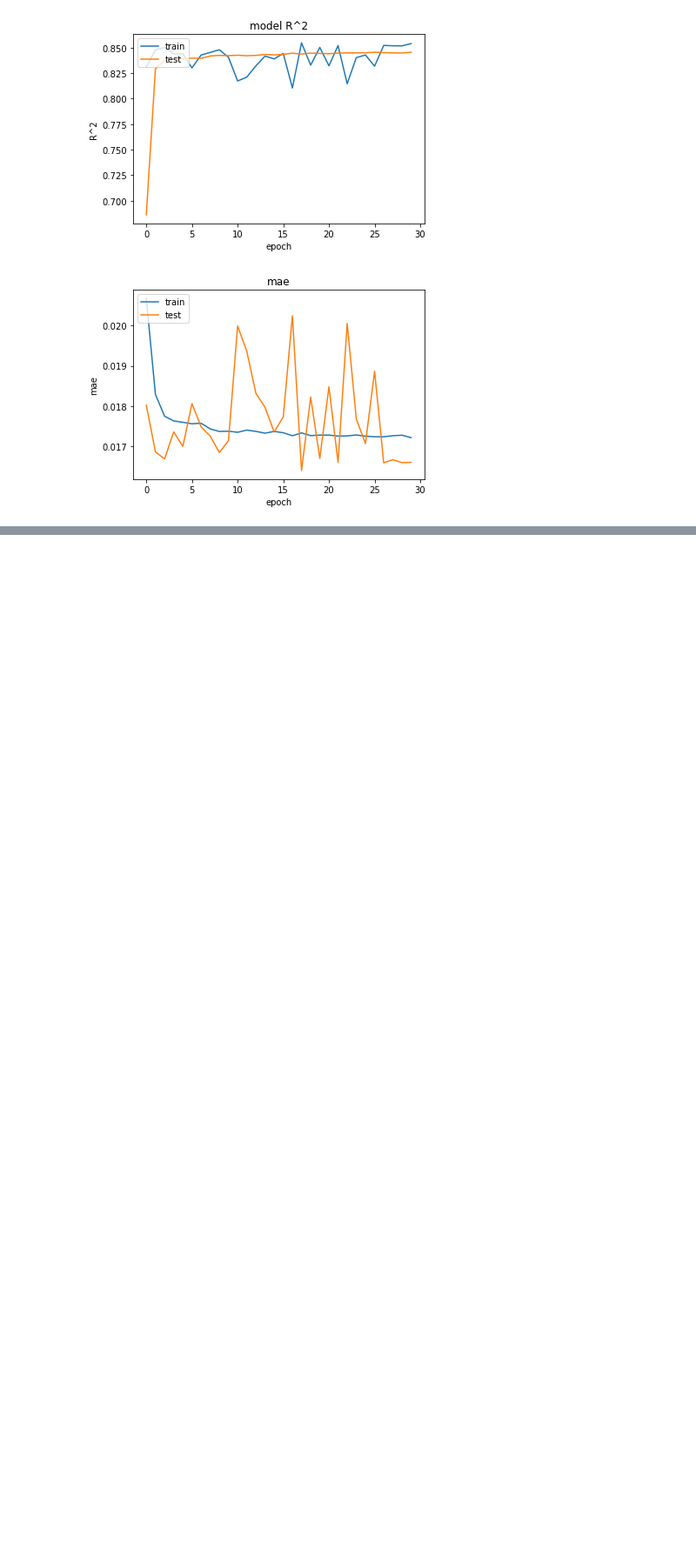
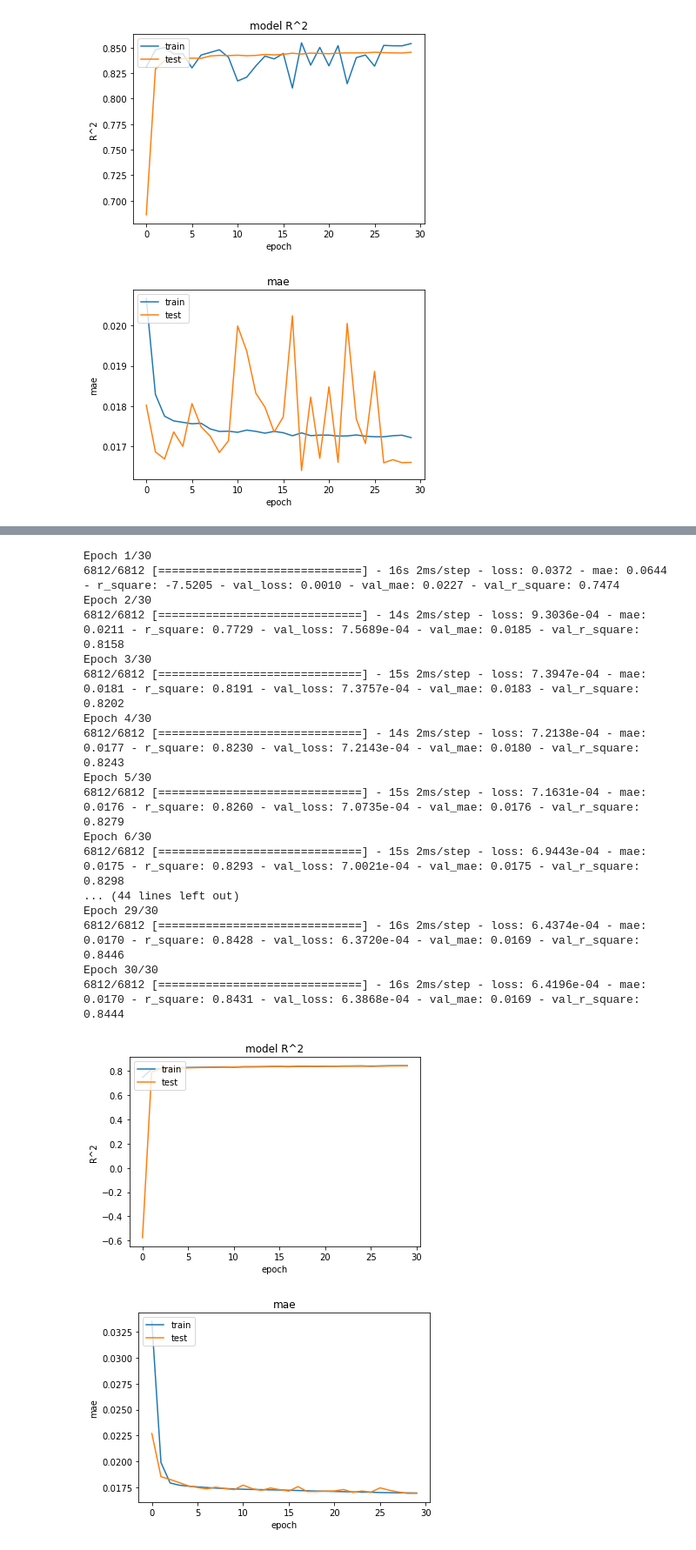
Before and after one commit to poteboy/capstone, a Jupyter notebook: work/regression.ipynb, the cells around one changed output, grey strips where cells are left out. Shown at 87% size. Cells and saved outputs as stored; diff of their text form; code cells hidden in the pictures; blank space fills up the shorter version.

```diff
--- a/work/regression.ipynb
+++ b/work/regression.ipynb
@@ -552,0 +635,79 @@ Epoch 30/30
+# %%
+from tensorflow.keras.models import Sequential
+import tensorflow as tf
+from tensorflow.keras.layers import Dense
+from tensorflow.keras import optimizers
+from keras.callbacks import EarlyStopping
+from keras.layers.normalization import BatchNormalization
+
+# coefficient of determination (R^2) for regression
+def r_square(y_true, y_pred):
+    from keras import backend as K
+    SS_res =  K.sum(K.square(y_true - y_pred))
+    SS_tot = K.sum(K.square(y_true - K.mean(y_true)))
+    return (1 - SS_res/(SS_tot + K.epsilon()))
+
+# 特徴量の数=入力層の列数(ニューロン数)=18
+n_features = 6
+# 隠れ層のニューロン数
+n_hidden   = 10
+
+# モデルの初期化
+model = Sequential()
+
+# 入力層
+model.add(Dense(n_hidden, activation='tanh', input_shape=(n_features,)))
+# 隠れ層
+model.add(Dense(n_hidden, activation='tanh'))
+# 隠れ層
+model.add(Dense(n_hidden, activation='tanh'))
+# 隠れ層
+model.add(Dense(n_hidden, activation='tanh'))
+# 出力層
+model.add(Dense(1, activation='tanh'))
+
+# モデルの構築
+optimizer = optimizers.Adam(learning_rate=0.001, beta_1 = 0.9, beta_2=0.999, amsgrad=True)
+model.compile(optimizer=optimizer,
+              loss='mse', metrics=['mae', r_square])
+log = model.fit(X_train, Y_train, epochs=30, batch_size=64, verbose=1,
+         validation_data=(X_validation, Y_validation))
+Y_pred = model.predict(X_test)
+
+# plot training curve for R^2 (beware of scale, starts very low negative)
+plt.plot(log.history['val_r_square'])
+plt.plot(log.history['r_square'])
+plt.title('model R^2')
+plt.ylabel('R^2')
+plt.xlabel('epoch')
+plt.legend(['train', 'test'], loc='upper left')
+plt.show()
+
+# plot training curve for rmse
+plt.plot(log.history['mae'])
+plt.plot(log.history['val_mae'])
+plt.title('mae')
+plt.ylabel('mae')
+plt.xlabel('epoch')
+plt.legend(['train', 'test'], loc='upper left')
+plt.show()
+# %% [output]
+Epoch 1/30
+6812/6812 [==============================] - 16s 2ms/step - loss: 0.0372 - mae: 0.0644 - r_square: -7.5205 - val_loss: 0.0010 - val_mae: 0.0227 - val_r_square: 0.7474
+Epoch 2/30
+6812/6812 [==============================] - 14s 2ms/step - loss: 9.3036e-04 - mae: 0.0211 - r_square: 0.7729 - val_loss: 7.5689e-04 - val_mae: 0.0185 - val_r_square: 0.8158
+Epoch 3/30
+6812/6812 [==============================] - 15s 2ms/step - loss: 7.3947e-04 - mae: 0.0181 - r_square: 0.8191 - val_loss: 7.3757e-04 - val_mae: 0.0183 - val_r_square: 0.8202
+Epoch 4/30
+6812/6812 [==============================] - 14s 2ms/step - loss: 7.2138e-04 - mae: 0.0177 - r_square: 0.8230 - val_loss: 7.2143e-04 - val_mae: 0.0180 - val_r_square: 0.8243
+Epoch 5/30
+6812/6812 [==============================] - 15s 2ms/step - loss: 7.1631e-04 - mae: 0.0176 - r_square: 0.8260 - val_loss: 7.0735e-04 - val_mae: 0.0176 - val_r_square: 0.8279
+Epoch 6/30
+6812/6812 [==============================] - 15s 2ms/step - loss: 6.9443e-04 - mae: 0.0175 - r_square: 0.8293 - val_loss: 7.0021e-04 - val_mae: 0.0175 - val_r_square: 0.8298
+... (44 lines left out)
+Epoch 29/30
+6812/6812 [==============================] - 16s 2ms/step - loss: 6.4374e-04 - mae: 0.0170 - r_square: 0.8428 - val_loss: 6.3720e-04 - val_mae: 0.0169 - val_r_square: 0.8446
+Epoch 30/30
+6812/6812 [==============================] - 16s 2ms/step - loss: 6.4196e-04 - mae: 0.0170 - r_square: 0.8431 - val_loss: 6.3868e-04 - val_mae: 0.0169 - val_r_square: 0.8444
+[figure, added]
+[figure, added]
```
Also changed, not shown: parts of 2 cells of this notebook, 1 other file.
